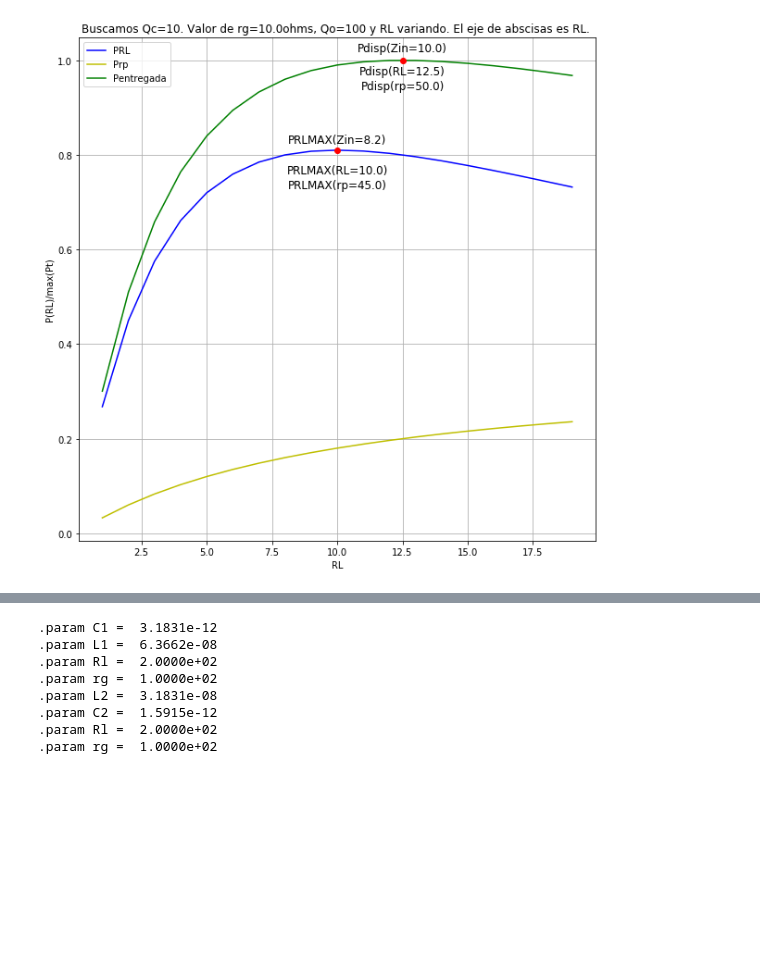
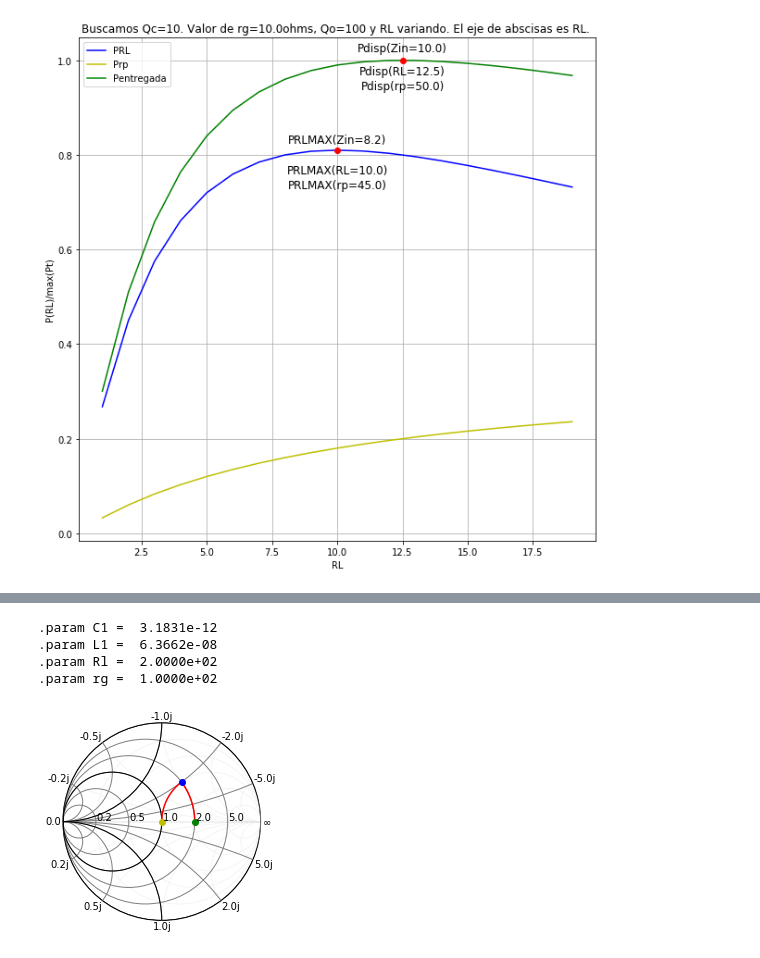
Before and after one commit to eaiii-frba-utn/2020, a Jupyter notebook: docs/source/adaptacion/adaptacion.ipynb, the cells around one changed output, grey strips where cells are left out. Cells and saved outputs as stored; diff of their text form; code cells hidden in the pictures; blank space fills up the shorter version.

```diff
--- a/docs/source/adaptacion/adaptacion.ipynb
+++ b/docs/source/adaptacion/adaptacion.ipynb
@@ -827,7 +830,11 @@ Podemos ver que la primer alternativa corresponde a un pasa alto y la segunda a
 # %%
-import myplot as myp
 import numpy as np
 import matplotlib.pyplot as plt
+import mysmith as mys
+import myplot as myp
+from skrf import Frequency
+from skrf.network import *
+%matplotlib inline
 
 # Datos
 rg = 100
@@ -840,49 +847,59 @@ wo = 2*np.pi*fo
 Qm = (Rl/rg-1)**0.5      # Qm para conversion de Rl a rg
 Bp = 1/Rl                # Caclulo de la sustencia paralelo
 Bpp = Bp*(1+(1/Qm**2))   # Conversion sustencia paralelo
 Xs = 1/ Bpp              # Reluctancia de sintonia
 
 # Ahora calculando en la hoja de calculo
 f =  np.arange(200e6,800e6,1e6)                   # Defino el array de frecuencia
 w =  2*np.pi*f
 
 # Alternativa 1
 L1 = 1/(wo*Bp)
 C1 = 1/(Xs*wo)
 
+# LTspice
 print('.param C1 =  {:1.4e} '.format(C1) )
 print('.param L1 =  {:1.4e} '.format(L1) )
 print('.param Rl =  {:1.4e} '.format(Rl) )
 print('.param rg =  {:1.4e} '.format(rg) )
 
-def Zin1(f,Rl,L,C):
-    return 1/(1j*2*np.pi*f*C) + 1/(1/Rl + 1/(1j*2*np.pi*f*L) )
+# Grafico de Zin
+Zi = 1/(1j*2*np.pi*f*C1) + 1/(1/Rl + 1/(1j*2*np.pi*f*L1) )
 
-myp.imprimeZin(f, Zin1(f ,Rl,L1,C1))
+myp.PlotCpx(f,Zi , labelx = 'Frecuencia/Hz', labely = '$Z_{in}$')
 plt.savefig('figures/ejemplo2a.png')
 plt.close()
-# Alternativa 2
-C2 = Bp/wo
-L2 = Xs/wo
 
-print('.param L2 =  {:1.4e} '.format(L2) )
-print('.param C2 =  {:1.4e} '.format(C2) )
-print('.param Rl =  {:1.4e} '.format(Rl) )
-print('.param rg =  {:1.4e} '.format(rg) )
+######################### CASO1
+freq = Frequency(fo/1e6,fo/1e6,1,'mhz')
+z0   = 100                                  # impedancia de referencia
 
-def Zin2(f,Rl,L,C):
-    return 1j*2*np.pi*f*L + 1/((1/Rl)+ (1j*2*np.pi*f*C))
+L1p = np.linspace(L1, L1*100, 1000)[::-1]   # Defino el valor de inductancia paralelo
+C1s = np.linspace(C1, C1*100, 1000)[::-1]   # Defino el valor de capacidad serie
 
-myp.imprimeZin(f, Zin2(f ,Rl,L2,C2))
+nw1 =  mys.ZL(freq,Rl,z0)
+nw   = nw1
 
-plt.savefig('figures/ejemplo2b.png')
-plt.close()
+for l in L1p:
+    nwa = mys.Zparal(freq,1j*mys.Xl(freq.f[0],l),z0)
+    nw2  = cascade(nwa,nw1)
+    nw   = stitch(nw,nw2 )
+
+for c in C1s:
+    nwa = mys.Yserie(freq,1j*mys.Bc(freq.f[0],c),z0)
+    nw3 = cascade(nwa,nw2)
+    nw   = stitch(nw,nw3 )
+
+mys.printSmith(nw, c = 'r', m = ' ')
+mys.printSmith(nw1, c = 'g', m = 'o')
+mys.printSmith(nw2, c = 'b', m = 'o')
+mys.printSmith(nw3, c = 'y', m = 'o')
+
+plt.savefig('figures/ejemplo2asmitha.png')
+plt.show()
 # %% [output]
 .param C1 =  3.1831e-12
 .param L1 =  6.3662e-08
 .param Rl =  2.0000e+02
 .param rg =  1.0000e+02
-.param L2 =  3.1831e-08
-.param C2 =  1.5915e-12
-.param Rl =  2.0000e+02
-.param rg =  1.0000e+02
+[figure, added]
```
Also changed, not shown: parts of 12 cells of this notebook, 18 other files.
